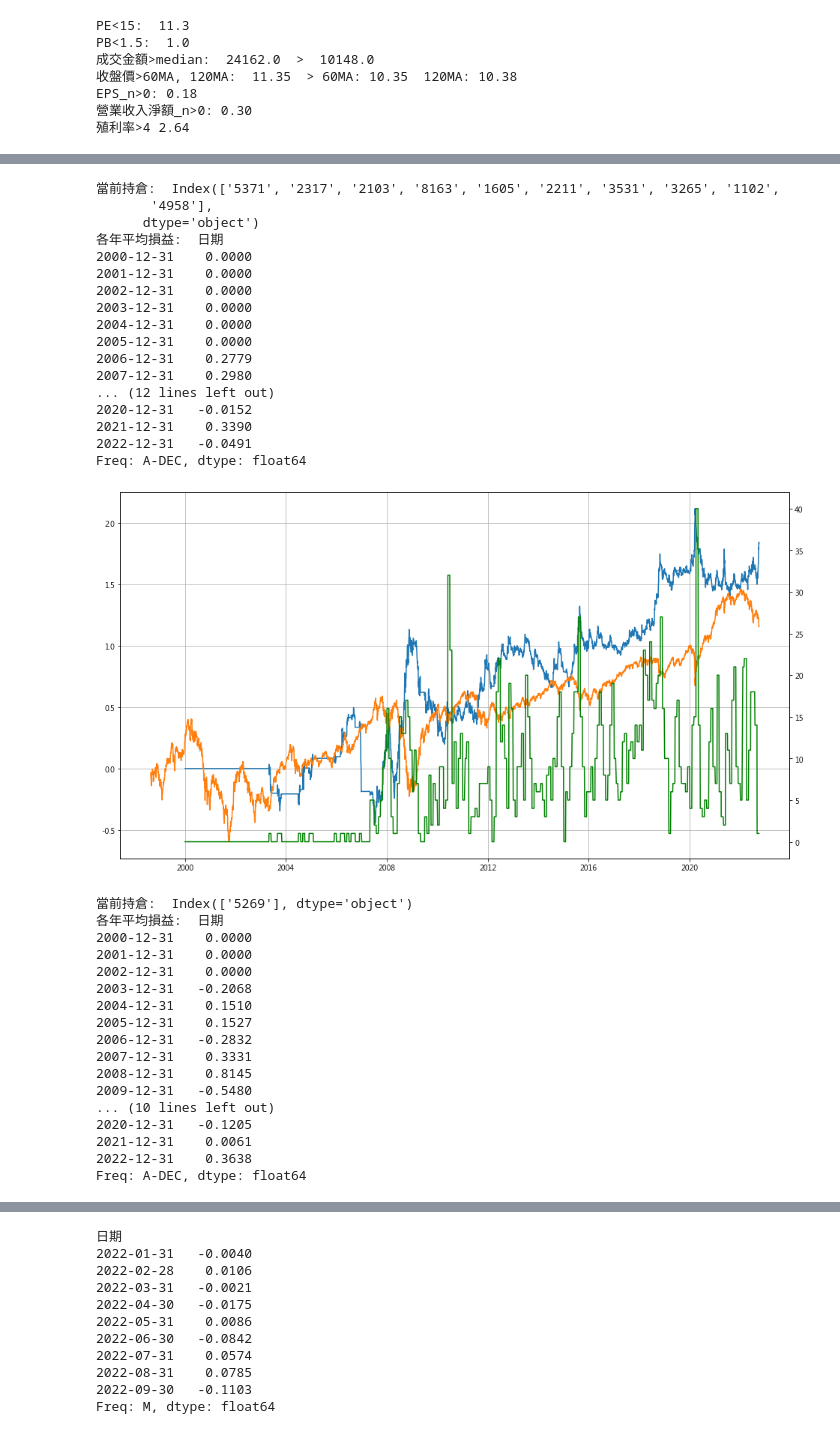
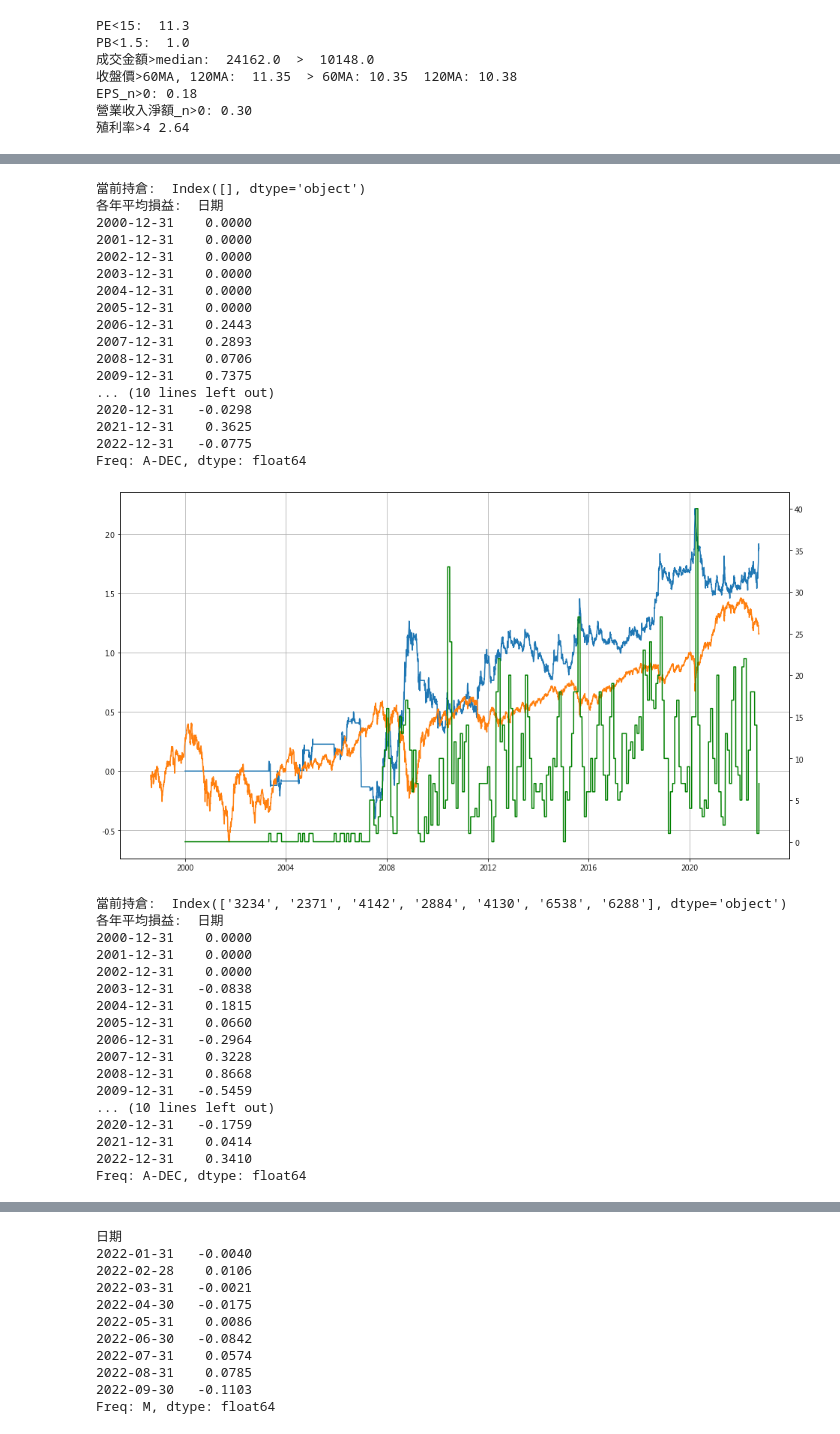
Before and after one commit to Chastely00/Chast, a Jupyter notebook: 股利回測.ipynb, the cells around one changed output, grey strips where cells are left out. Drawn from its saved outputs; the diff is of its cells as text; code cells hidden in the pictures.

```diff
--- a/股利回測.ipynb
+++ b/股利回測.ipynb
@@ -106,3 +109,21 @@ Index(['_id', '整體維持率(%)', '融券維持率(%)', '融資維持率(%)',
+# %%
+def creat_to_daily(df: pd.DataFrame):
+    n = pd.DataFrame(columns=PE.columns, index=PE.index.union(df.index))
+    for i in df.index:
+        for c in df.columns:
+            n.at[i, str(c)] = df.at[i, c]
+    return n.fillna(method='ffill')
+
+殖利率 = 殖利率.loc[PE.index.intersection(殖利率.index)]
+EPS = EPS.pct_change().loc[PE.index[0]:].replace([np.inf, -np.inf], np.nan)
+預估EPS = 預估EPS.pct_change().loc[PE.index[0]:].replace([np.inf, -np.inf], np.nan)
+營業收入淨額 = 營業收入淨額.pct_change().loc[PE.index[0]:].replace([np.inf, -np.inf], np.nan)
+
+EPS_n = creat_to_daily(EPS).loc[PE.index]
+預估EPS_n = creat_to_daily(預估EPS).loc[PE.index]
+營業收入淨額_n = creat_to_daily(營業收入淨額).loc[PE.index]
+殖利率.columns = 殖利率.columns.astype(str)
+殖利率 = 殖利率.loc[PE.index]
 # %%
 PE = pd.concat([pd.DataFrame(db[x].find({}, {'_id': 0, '日期': 1, '本益比': 1})).set_index('日期') for x in db.list_collection_names()], axis=1).dropna(how='all'); PE.columns = db.list_collection_names()
 PB = pd.concat([pd.DataFrame(db[x].find({}, {'_id': 0, '日期': 1, '股價淨值比': 1})).set_index('日期') for x in db.list_collection_names()], axis=1).dropna(how='all'); PB.columns = db.list_collection_names()
@@ -159,6 +182,9 @@ EPS = EPS.T
 EPS = EPS.pct_change().loc[PE.index[0]:].replace([np.inf, -np.inf], np.nan)
 預估EPS = 預估EPS.pct_change().loc[PE.index[0]:].replace([np.inf, -np.inf], np.nan)
 營業收入淨額 = 營業收入淨額.pct_change().loc[PE.index[0]:].replace([np.inf, -np.inf], np.nan)
+# %%
+EPS = pd.read_excel(r'C:\Users\ChastLai\Documents\Data\價值股資料.xlsx', sheet_name='EPS', header=4)
+股票名稱轉換 = dict(zip(EPS['股票代號'], EPS['股票名稱']))
 # %%
 def creat_to_daily(df: pd.DataFrame):
     n = pd.DataFrame(columns=PE.columns, index=PE.index.union(df.index))
@@ -170,6 +196,7 @@ EPS_n = creat_to_daily(EPS).loc[PE.index]
 預估EPS_n = creat_to_daily(預估EPS).loc[PE.index]
 營業收入淨額_n = creat_to_daily(營業收入淨額).loc[PE.index]
 殖利率.columns = 殖利率.columns.astype(str)
+殖利率 = 殖利率.loc[PE.index]
 # %%
 def group_score(df):
     group_names = ['first quantile', 'second quantile', 'third quantile', 'fourth quantile', 'fifth quantile']#, '6', '7', '8', '9', '10', '11', '12', '13', '14', '15']
@@ -310,7 +316,6 @@ EPS_n>0: 0.18
 殖利率>4 2.64
 # %%
 月初 = buy.groupby(pd.Grouper(freq='m')).head(1)
+月初賣 = sell.groupby(pd.Grouper(freq='m')).head(1)
 月末 = buy.groupby(pd.Grouper(freq='m')).tail(1)
-季初 = buy.groupby(pd.Grouper(freq='q')).head(1)
-季末 = buy.groupby(pd.Grouper(freq='q')).tail(1)
-年初 = buy.groupby(pd.Grouper(freq='1y')).head(1)
+月末賣 = sell.groupby(pd.Grouper(freq='m')).tail(1)
@@ -364,8 +367,8 @@ def 損益金額(轉日: pd.DataFrame):
     print('當前持倉: ', 轉日.iloc[-1][轉日.iloc[-1] >= 1].index)
 
 
-轉日月初 = 轉日資料處理(月初)
-轉日月初賣 = 轉日資料處理(月初賣)
-日平均 = 損益(轉日月初, 1)
-日賣平均 = 損益(轉日月初賣, -1)
+轉日月末 = 轉日資料處理(月末)
+轉日月末賣 = 轉日資料處理(月末賣)
+日平均 = 損益(轉日月末, 1)
+日賣平均 = 損益(轉日月末賣, -1)
 # %% [output]
@@ -373,35 +376,35 @@ def 損益金額(轉日: pd.DataFrame):
-當前持倉:  Index(['5371', '2317', '2103', '8163', '1605', '2211', '3531', '3265', '1102',
-       '4958'],
-      dtype='object')
+當前持倉:  Index([], dtype='object')
 各年平均損益:  日期
 2000-12-31    0.0000
 2001-12-31    0.0000
 2002-12-31    0.0000
 2003-12-31    0.0000
 2004-12-31    0.0000
 2005-12-31    0.0000
-2006-12-31    0.2779
-2007-12-31    0.2980
-... (12 lines left out)
-2020-12-31   -0.0152
-2021-12-31    0.3390
-2022-12-31   -0.0491
+2006-12-31    0.2443
+2007-12-31    0.2893
+2008-12-31    0.0706
+2009-12-31    0.7375
+... (10 lines left out)
+2020-12-31   -0.0298
+2021-12-31    0.3625
+2022-12-31   -0.0775
 Freq: A-DEC, dtype: float64
-[figure, old version]
+[figure, new version]
-當前持倉:  Index(['5269'], dtype='object')
+當前持倉:  Index(['3234', '2371', '4142', '2884', '4130', '6538', '6288'], dtype='object')
 各年平均損益:  日期
 2000-12-31    0.0000
 2001-12-31    0.0000
 2002-12-31    0.0000
-2003-12-31   -0.2068
-2004-12-31    0.1510
-2005-12-31    0.1527
-2006-12-31   -0.2832
-2007-12-31    0.3331
-2008-12-31    0.8145
-2009-12-31   -0.5480
+2003-12-31   -0.0838
+2004-12-31    0.1815
+2005-12-31    0.0660
+2006-12-31   -0.2964
+2007-12-31    0.3228
+2008-12-31    0.8668
+2009-12-31   -0.5459
 ... (10 lines left out)
-2020-12-31   -0.1205
-2021-12-31    0.0061
-2022-12-31    0.3638
+2020-12-31   -0.1759
+2021-12-31    0.0414
+2022-12-31    0.3410
 Freq: A-DEC, dtype: float64
```
Also changed, not shown: parts of 13 cells of this notebook, 4 other files.
